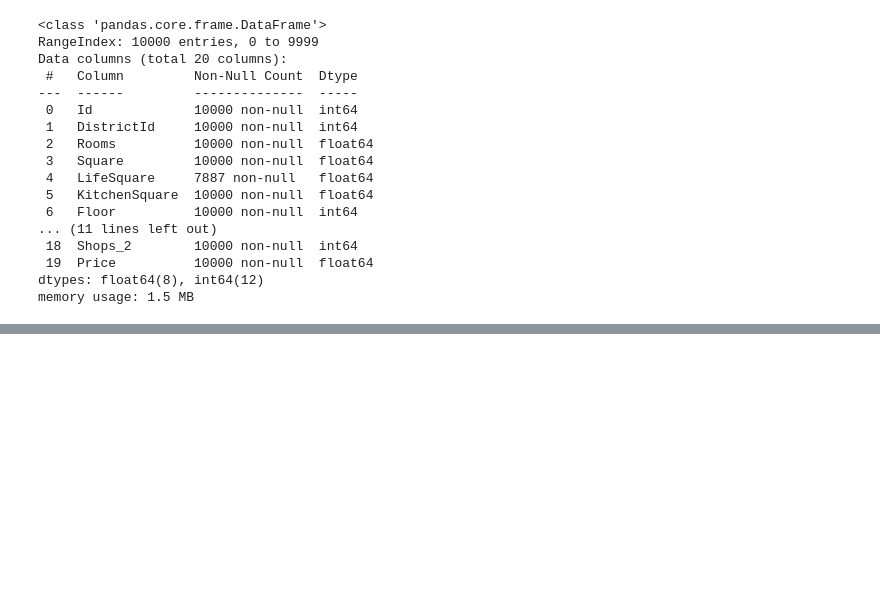
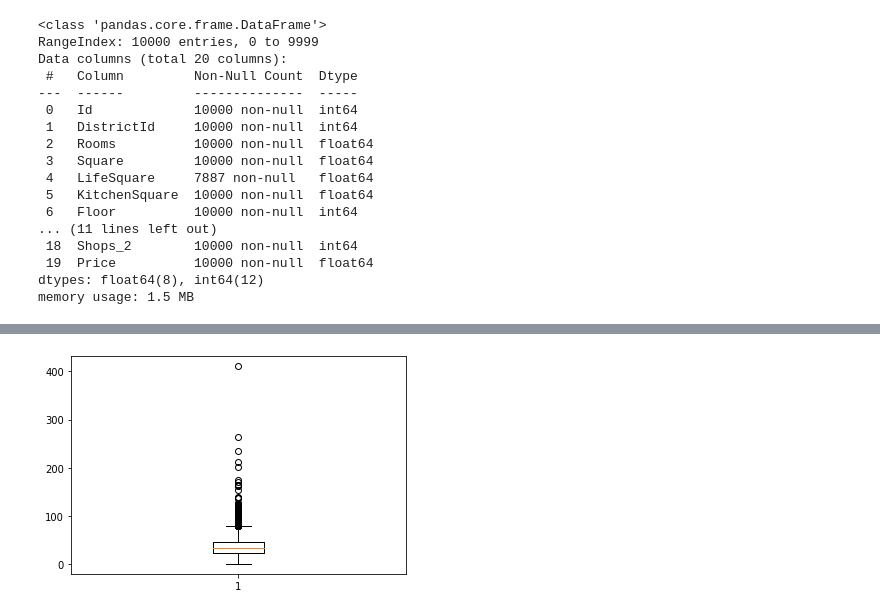
Before and after one commit to vinalyan/pytonDS, a Jupyter notebook: Kozhemyakin_Vitaliy_Kurs_PythonDS.ipynb, the cells around one changed output, grey strips where cells are left out. Cells and saved outputs as stored; diff of their text form; code cells hidden in the pictures; blank space fills up the shorter version.

```diff
--- a/Kozhemyakin_Vitaliy_Kurs_PythonDS.ipynb
+++ b/Kozhemyakin_Vitaliy_Kurs_PythonDS.ipynb
@@ -87,0 +125,3 @@ memory usage: 1.5 MB
+# %%
+df.LifeSquare[8000] = df.LifeSquare[8000] / 100
+df[df.LifeSquare > 2000]
@@ -87,0 +158,4 @@ memory usage: 1.5 MB
+# %%
+df.LifeSquare[5183] = df.LifeSquare[5183] / 10
+df.Square[9229] = df.Square[9229] / 10
+df.LifeSquare[9229] = df.LifeSquare[9229] / 10
@@ -87,0 +207,7 @@ memory usage: 1.5 MB
+# %%
+LF = df.LifeSquare[df.LifeSquare.isna() == False]
+plt.boxplot(LF)
+
+plt.show()
+# %% [output]
+[figure, added]
```
Also changed, not shown: parts of 28 cells of this notebook.
